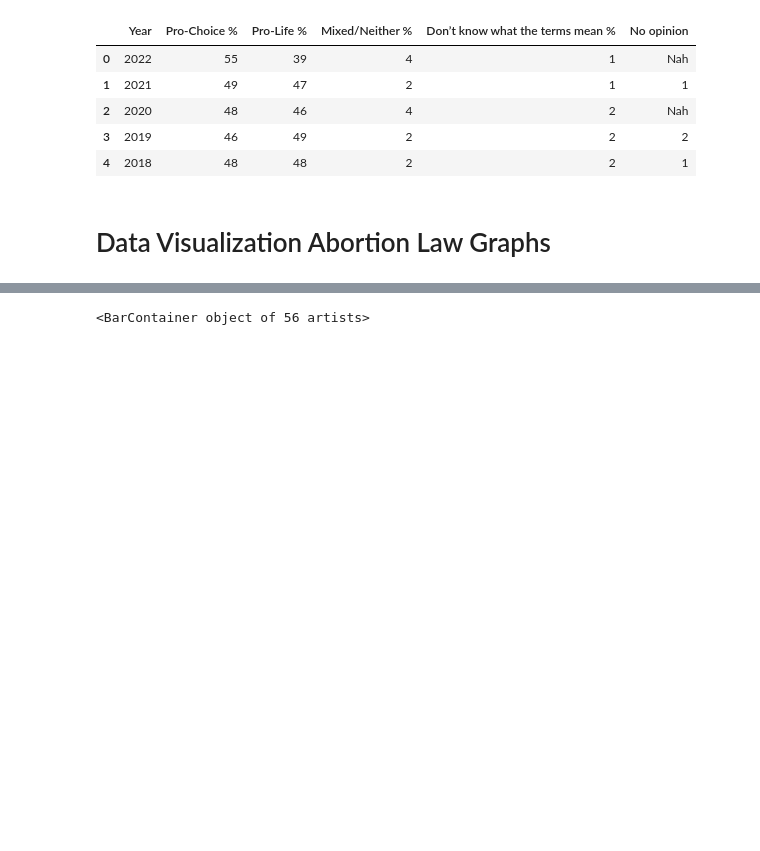
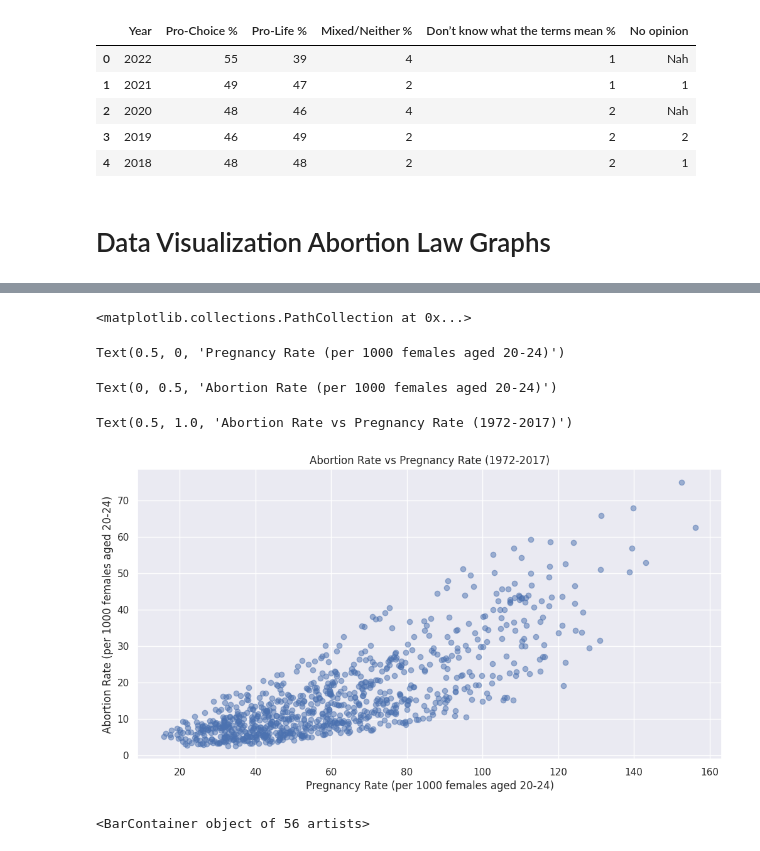
Before and after one commit to Mmarlo5/psychic-doodle, a Jupyter notebook: Copy_of_Problem_Set_5.ipynb, the cells around one changed output, grey strips where cells are left out. Drawn from its saved outputs; the diff is of its cells as text; code cells hidden in the pictures; blank space fills up the shorter version.

```diff
--- a/Copy_of_Problem_Set_5.ipynb
+++ b/Copy_of_Problem_Set_5.ipynb
@@ -454,3 +552,26 @@ Text(0.5, 1.0, 'Average Pregnancy Rate vs Abortion Rate for 18-29 Years Old, 201
+# %%
+# Load data
+data = pd.read_csv("https://raw.githubusercontent.com/Mmarlo5/psychic-doodle/main/NationalAndStatePregnancy_PublicUse.csv")
+
+# Filter data for years 1972 to 2017
+data = data[(data['year'] >= 1972) & (data['year'] <= 2017)]
+
+# Create scatter plot
+plt.scatter(data['pregnancyrate1519'], data['abortionrate1519'], alpha=0.5)
+
+# Set axis labels and title
+plt.xlabel('Pregnancy Rate (per 1000 females aged 20-24)')
+plt.ylabel('Abortion Rate (per 1000 females aged 20-24)')
+plt.title('Abortion Rate vs Pregnancy Rate (1972-2017)')
+
+# Show plot
+plt.show()
+# %% [output]
+<matplotlib.collections.PathCollection at 0x...>
+Text(0.5, 0, 'Pregnancy Rate (per 1000 females aged 20-24)')
+Text(0, 0.5, 'Abortion Rate (per 1000 females aged 20-24)')
+Text(0.5, 1.0, 'Abortion Rate vs Pregnancy Rate (1972-2017)')
+[figure, added]
 # %%
 # create a pandas DataFrame with the relevant columns
 abortionmerge = pd.DataFrame({
```
Also changed, not shown: parts of 16 cells of this notebook.
